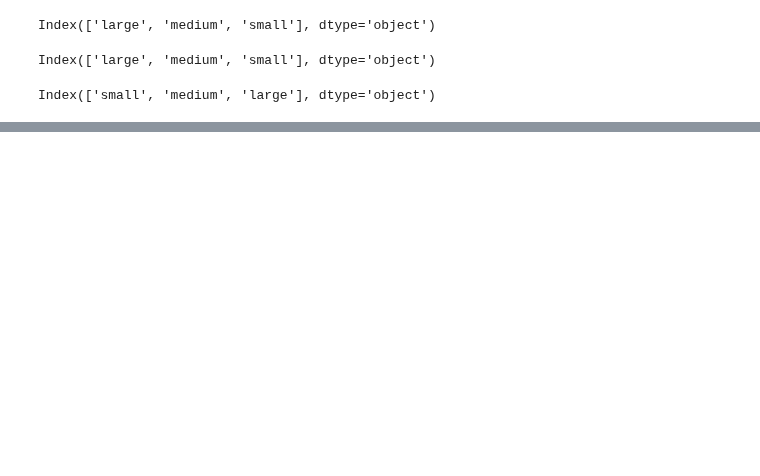
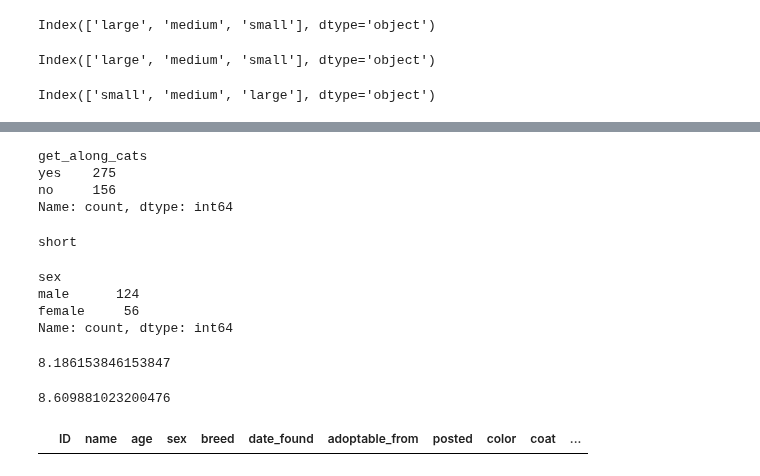
Before and after one commit to TeslimAdeyanju/studynote1-Python-for-Finance-Data-Science-My-Learning-Journey, a Jupyter notebook: python-datacamp/python_data_camp_note/11-Categorical Data Analysis/Chapter-11.ipynb, the cells around one changed output, grey strips where cells are left out. Drawn from its saved outputs; the diff is of its cells as text; code cells hidden in the pictures; blank space fills up the shorter version.

```diff
--- a/python-datacamp/python_data_camp_note/11-Categorical Data Analysis/Chapter-11.ipynb
+++ b/python-datacamp/python_data_camp_note/11-Categorical Data Analysis/Chapter-11.ipynb
@@ -616,0 +695,34 @@ Index(['small', 'medium', 'large'], dtype='object')
+# %%
+dog1['get_along_cats'].value_counts()
+# %% [output]
+get_along_cats
+yes    275
+no     156
+Name: count, dtype: int64
+# %%
+# Filter the DataFrame to find the row where ID equals 23807
+print(dog1[dog1['ID'] == 23807]["coat"].values[0])
+# %% [output]
+short
+# %%
+print(dogs.loc[dogs["coat"] == "long", "sex"].value_counts())
+# %% [output]
+sex
+male      124
+female     56
+Name: count, dtype: int64
+# %%
+print(dogs.loc[dogs['breed']== "English Cocker Spaniel", 'age'].mean())
+# %% [output]
+8.186153846153847
+# %%
+print(dogs.loc[dogs['sex']== "male", 'age'].mean())
+# %% [output]
+8.609881023200476
+# %%
+# Filter for female dogs first, then check for null breeds
+female_dogs = dogs[dogs['sex'] == "female"]
+female_dogs_null_breed = female_dogs[female_dogs['breed'].isnull()]
+female_dogs_null_breed
+# %% [output]
+|  | ID | name | age | sex | breed | date_found | adoptable_from | posted | color | coat | ... |
```
Also changed, not shown: parts of 8 cells of this notebook.
